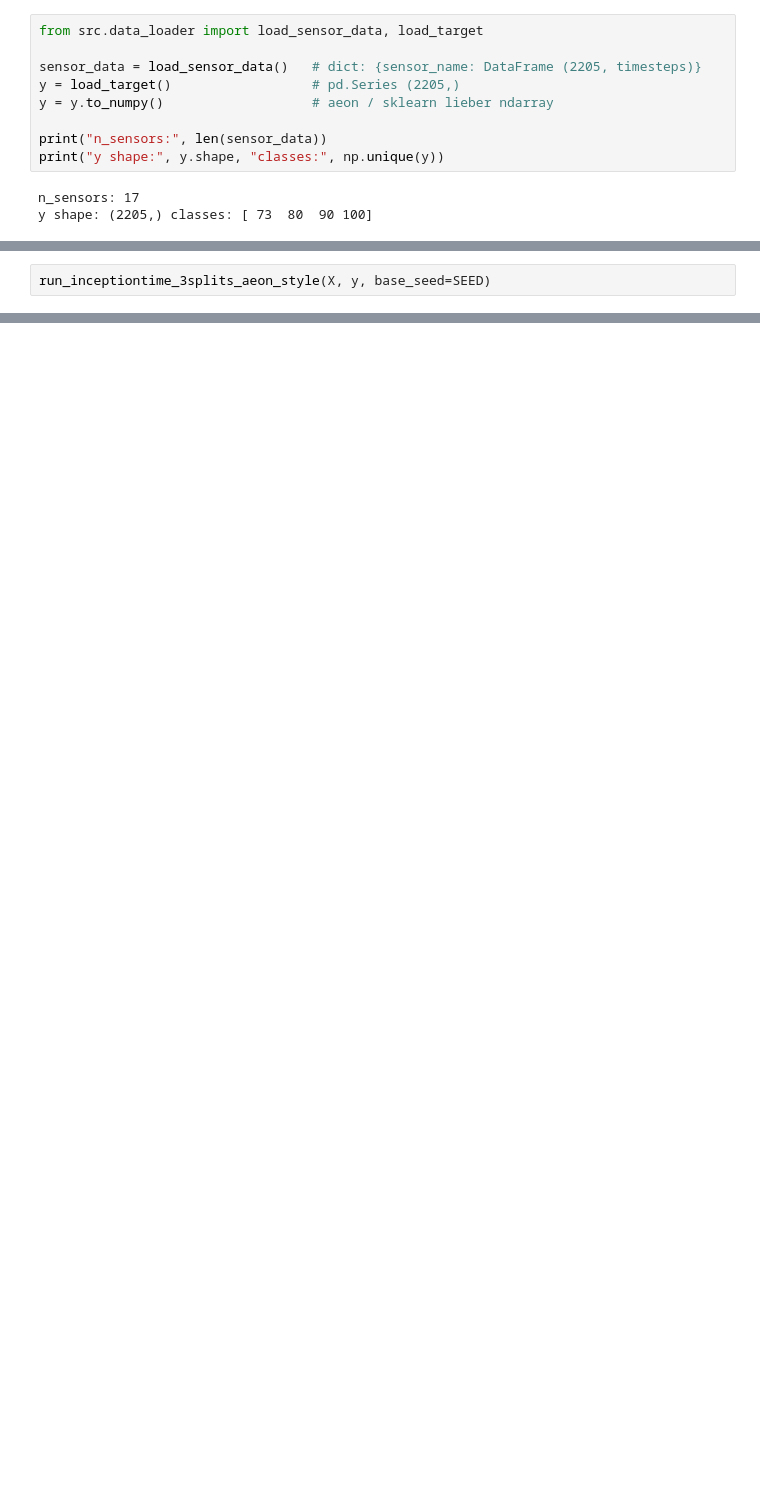
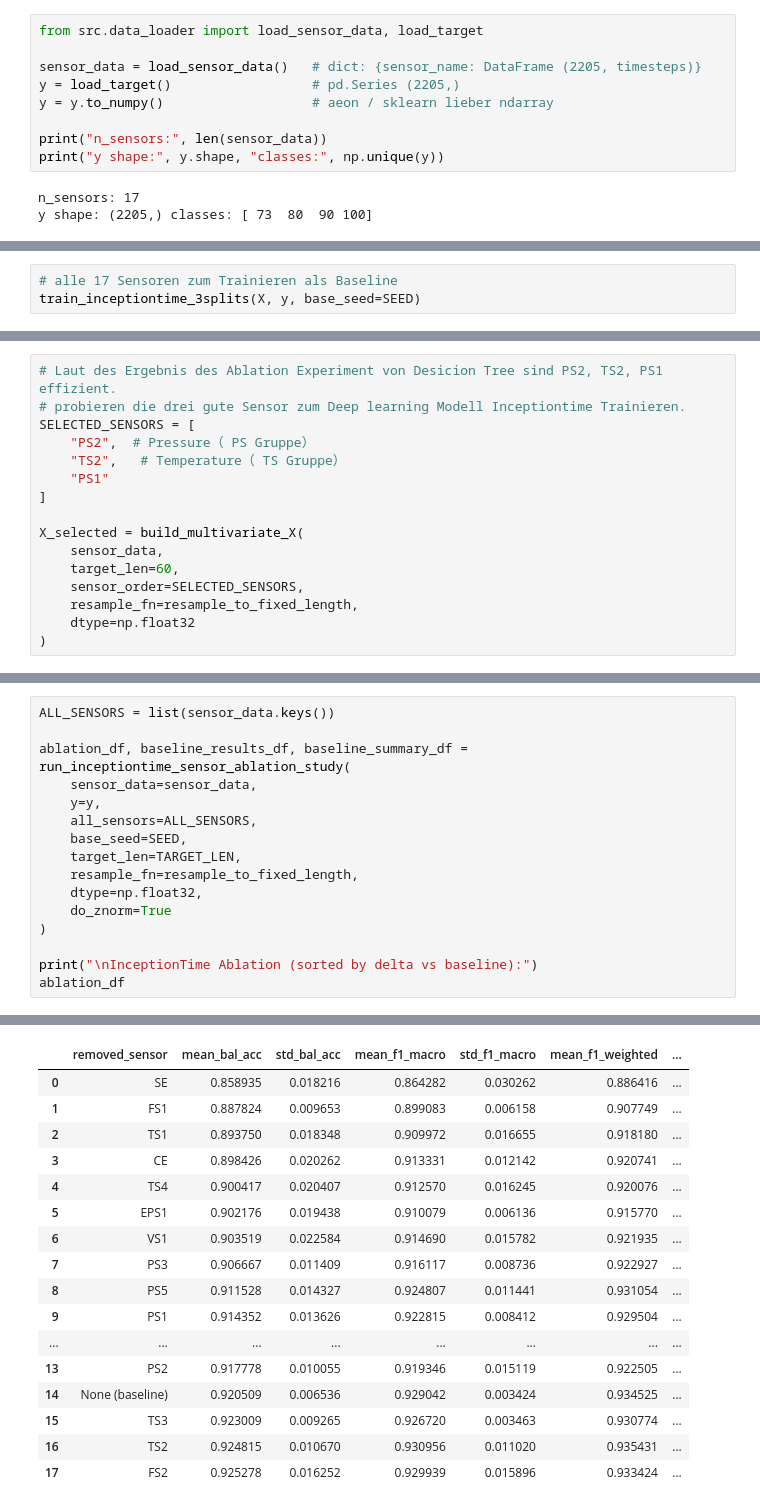
Before and after one commit to liyiling/Valve-Condition-Monitoring-in-Hydraulic-Systems, a Jupyter notebook: 2_deeplearning/inceptiontime_yiling.ipynb, the cells around one changed output, grey strips where cells are left out. Drawn from its saved outputs; the diff is of its cells as text; blank space fills up the shorter version.

```diff
--- a/2_deeplearning/inceptiontime_yiling.ipynb
+++ b/2_deeplearning/inceptiontime_yiling.ipynb
@@ -266,5 +319,6 @@ def run_inceptiontime_3splits_aeon_style(X, y, base_seed=42):
 # %%
-run_inceptiontime_3splits_aeon_style(X, y, base_seed=SEED)
+# alle 17 Sensoren zum Trainieren als Baseline
+train_inceptiontime_3splits(X, y, base_seed=SEED)
 # %% [output]
 ============================================================
 Split 1/3 | random_state=42
@@ -331,0 +386,16 @@ Model: "functional_6"
+# %%
+# Laut des Ergebnis des Ablation Experiment von Desicion Tree sind PS2, TS2, PS1 effizient.
+# probieren die drei gute Sensor zum Deep learning Modell Inceptiontime Trainieren.
+SELECTED_SENSORS = [
+    "PS2",  # Pressure（ PS Gruppe）
+    "TS2",   # Temperature（ TS Gruppe）
+    "PS1"
+]
+
+X_selected = build_multivariate_X(
+    sensor_data,
+    target_len=60,
+    sensor_order=SELECTED_SENSORS,
+    resample_fn=resample_to_fixed_length,
+    dtype=np.float32
+)
@@ -331,0 +537,17 @@ Model: "functional_6"
+# %%
+ALL_SENSORS = list(sensor_data.keys())
+
+ablation_df, baseline_results_df, baseline_summary_df = run_inceptiontime_sensor_ablation_study(
+    sensor_data=sensor_data,
+    y=y,
+    all_sensors=ALL_SENSORS,
+    base_seed=SEED,
+    target_len=TARGET_LEN,
+    resample_fn=resample_to_fixed_length,
+    dtype=np.float32,
+    do_znorm=True
+)
+
+print("\nInceptionTime Ablation (sorted by delta vs baseline):")
+ablation_df
+# %% [output]
@@ -331,0 +571,17 @@ Model: "functional_6"
+|  | removed_sensor | mean_bal_acc | std_bal_acc | mean_f1_macro | std_f1_macro | mean_f1_weighted | ... |
+| 0 | SE | 0.858935 | 0.018216 | 0.864282 | 0.030262 | 0.886416 | ... |
+| 1 | FS1 | 0.887824 | 0.009653 | 0.899083 | 0.006158 | 0.907749 | ... |
+| 2 | TS1 | 0.893750 | 0.018348 | 0.909972 | 0.016655 | 0.918180 | ... |
+| 3 | CE | 0.898426 | 0.020262 | 0.913331 | 0.012142 | 0.920741 | ... |
+| 4 | TS4 | 0.900417 | 0.020407 | 0.912570 | 0.016245 | 0.920076 | ... |
+| 5 | EPS1 | 0.902176 | 0.019438 | 0.910079 | 0.006136 | 0.915770 | ... |
+| 6 | VS1 | 0.903519 | 0.022584 | 0.914690 | 0.015782 | 0.921935 | ... |
+| 7 | PS3 | 0.906667 | 0.011409 | 0.916117 | 0.008736 | 0.922927 | ... |
+| 8 | PS5 | 0.911528 | 0.014327 | 0.924807 | 0.011441 | 0.931054 | ... |
+| 9 | PS1 | 0.914352 | 0.013626 | 0.922815 | 0.008412 | 0.929504 | ... |
+| ... | ... | ... | ... | ... | ... | ... | ... |
+| 13 | PS2 | 0.917778 | 0.010055 | 0.919346 | 0.015119 | 0.922505 | ... |
+| 14 | None (baseline) | 0.920509 | 0.006536 | 0.929042 | 0.003424 | 0.934525 | ... |
+| 15 | TS3 | 0.923009 | 0.009265 | 0.926720 | 0.003463 | 0.930774 | ... |
+| 16 | TS2 | 0.924815 | 0.010670 | 0.930956 | 0.011020 | 0.935431 | ... |
+| 17 | FS2 | 0.925278 | 0.016252 | 0.929939 | 0.015896 | 0.933424 | ... |
```
Also changed, not shown: parts of 34 cells of this notebook, 12 other files.
